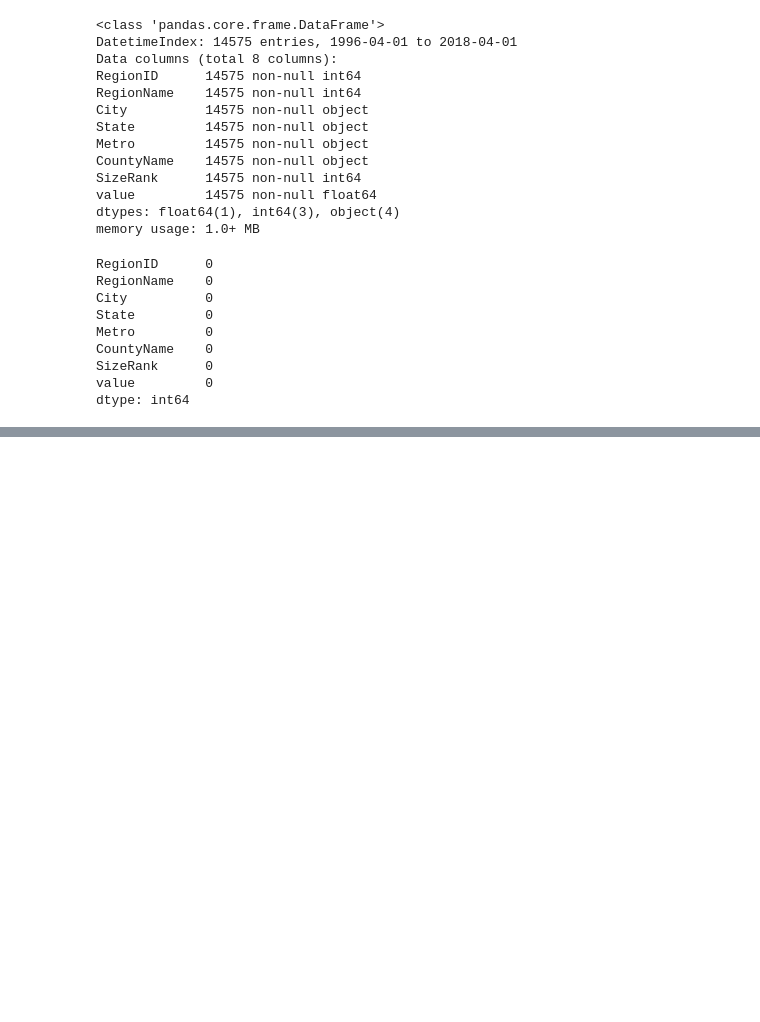
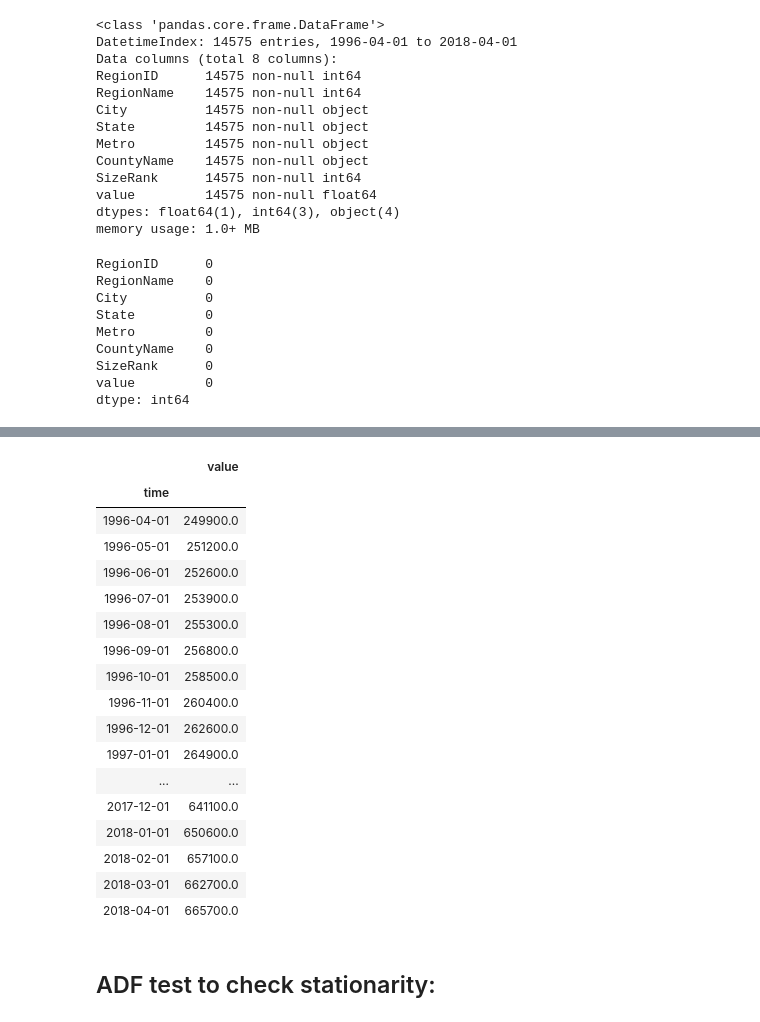
Before and after one commit to FarnazG/CodeReviews, a Jupyter notebook: time_series_codereview.ipynb, the cells around one changed output, grey strips where cells are left out. Saved outputs shown, nothing was run; the diff lists cells and outputs as text; code cells hidden in the pictures; blank space fills up the shorter version.

```diff
--- a/time_series_codereview.ipynb
+++ b/time_series_codereview.ipynb
@@ -204,0 +230,24 @@ dtype: int64
+# %%
+city_df = data_sj.loc[(data_sj.City==city), ['value']].resample('MS').mean()
+city_df
+# %% [output]
+|  | value |
+| time |  |
+| 1996-04-01 | 249900.0 |
+| 1996-05-01 | 251200.0 |
+| 1996-06-01 | 252600.0 |
+| 1996-07-01 | 253900.0 |
+| 1996-08-01 | 255300.0 |
+| 1996-09-01 | 256800.0 |
+| 1996-10-01 | 258500.0 |
+| 1996-11-01 | 260400.0 |
+| 1996-12-01 | 262600.0 |
+| 1997-01-01 | 264900.0 |
+| ... | ... |
+| 2017-12-01 | 641100.0 |
+| 2018-01-01 | 650600.0 |
+| 2018-02-01 | 657100.0 |
+| 2018-03-01 | 662700.0 |
+| 2018-04-01 | 665700.0 |
+# %% [markdown]
+## ADF test to check stationarity:
```
Also changed, not shown: parts of 3 cells of this notebook.
